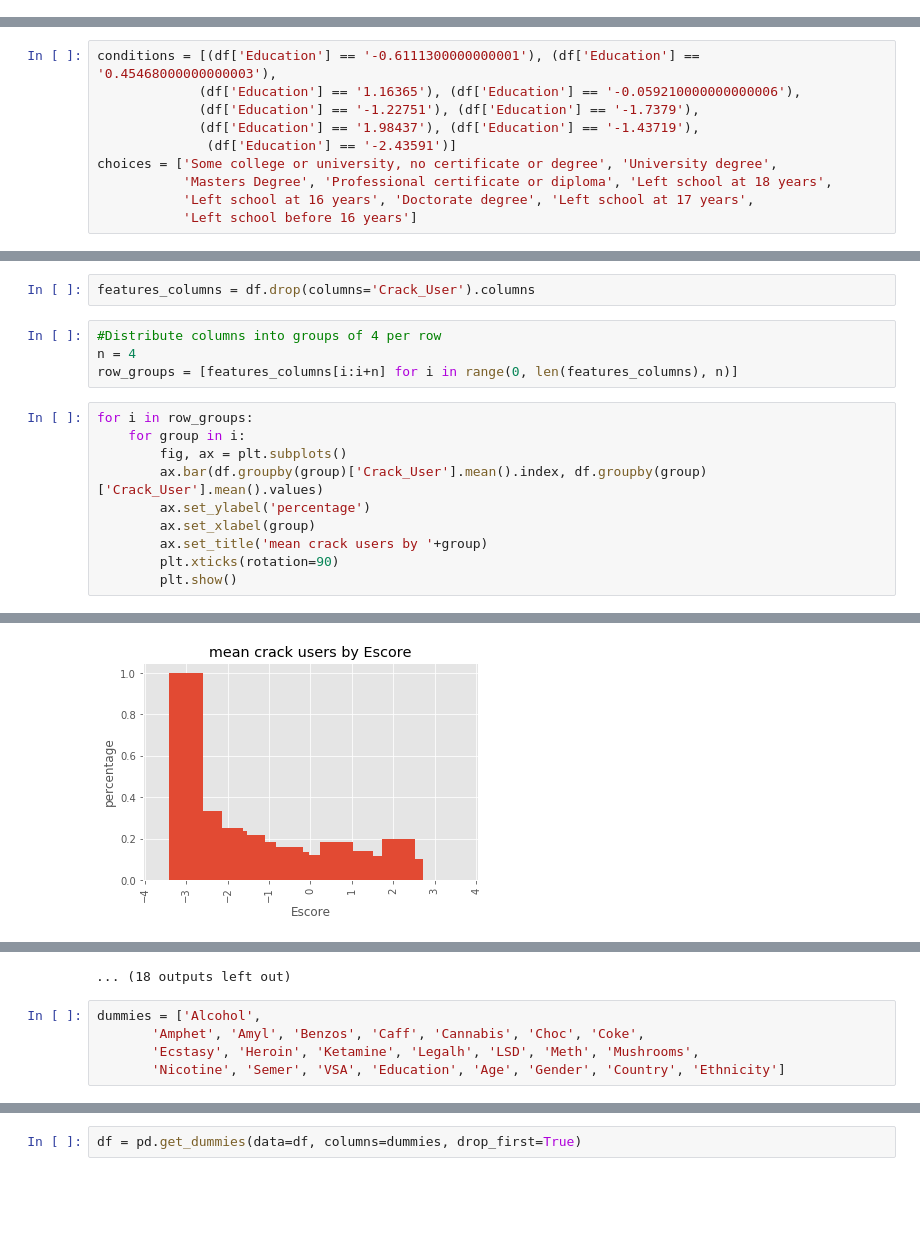
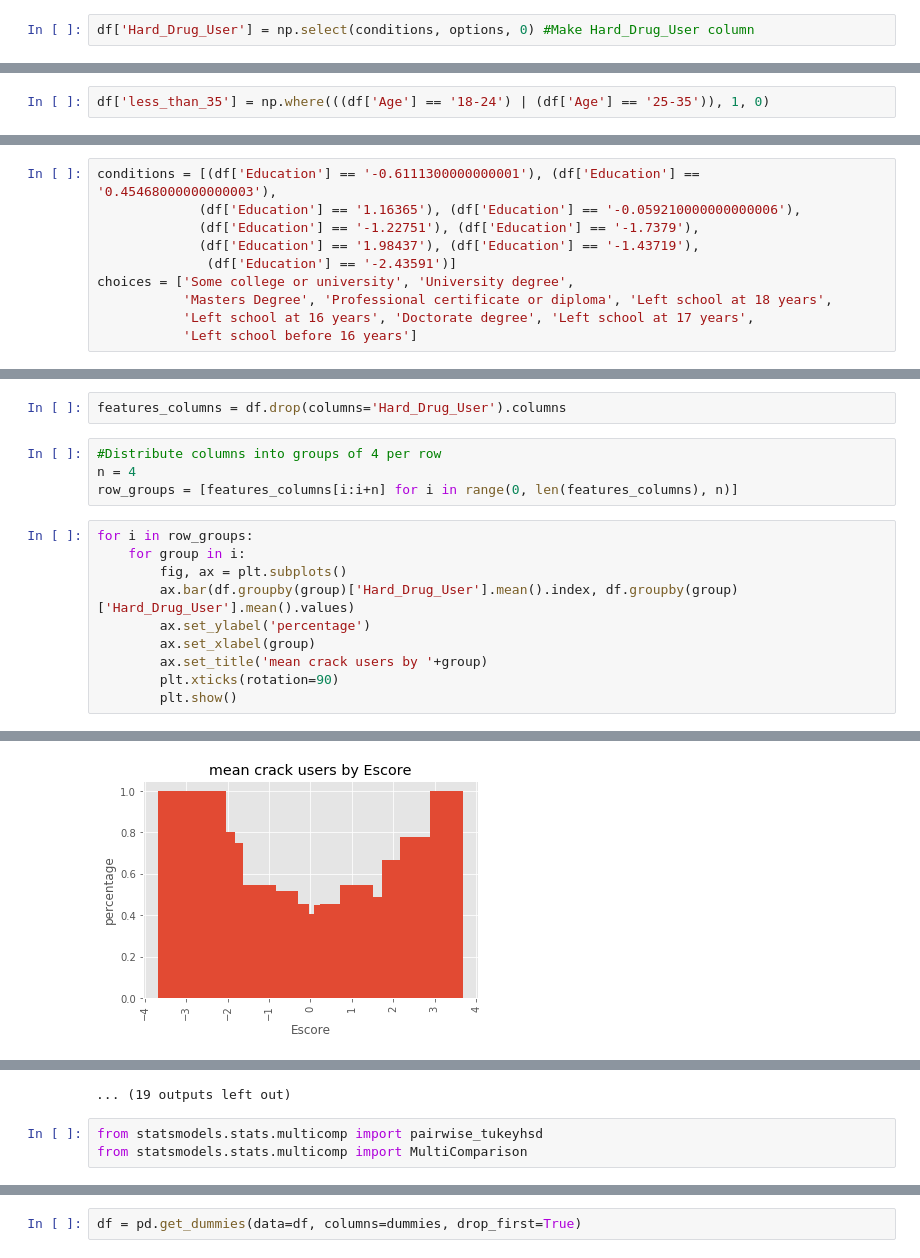
Before and after one commit to JVasquez5/Mod_3_Final_Project, a Jupyter notebook: student.ipynb, the cells around one changed output, grey strips where cells are left out. Drawn from its saved outputs; the diff is of its cells as text; blank space fills up the shorter version.

```diff
--- a/student.ipynb
+++ b/student.ipynb
@@ -181,0 +188,2 @@ df = df.drop(['Crack'], axis=1) #Dropped Crack column
+# %%
+df['Hard_Drug_User'] = np.select(conditions, options, 0) #Make Hard_Drug_User column
@@ -210,0 +254,2 @@ df.groupby('Crack_User')['Age'].hist(ax=ax);
+# %%
+df['less_than_35'] = np.where(((df['Age'] == '18-24') | (df['Age'] == '25-35')), 1, 0)
@@ -238,7 +313,7 @@ conditions = [(df['Education'] == '-0.6111300000000001'), (df['Education'] == '0
              (df['Education'] == '-1.22751'), (df['Education'] == '-1.7379'),
              (df['Education'] == '1.98437'), (df['Education'] == '-1.43719'),
               (df['Education'] == '-2.43591')]
-choices = ['Some college or university, no certificate or degree', 'University degree',
+choices = ['Some college or university', 'University degree',
            'Masters Degree', 'Professional certificate or diploma', 'Left school at 18 years',
            'Left school at 16 years', 'Doctorate degree', 'Left school at 17 years',
            'Left school before 16 years']
@@ -357,5 +494,5 @@ plt.show()
 # %%
-features_columns = df.drop(columns='Crack_User').columns
+features_columns = df.drop(columns='Hard_Drug_User').columns
 # %%
 #Distribute columns into groups of 4 per row
 n = 4
@@ -364,7 +501,7 @@ row_groups = [features_columns[i:i+n] for i in range(0, len(features_columns), n
 for i in row_groups:
     for group in i:
         fig, ax = plt.subplots()
-        ax.bar(df.groupby(group)['Crack_User'].mean().index, df.groupby(group)['Crack_User'].mean().values)
+        ax.bar(df.groupby(group)['Hard_Drug_User'].mean().index, df.groupby(group)['Hard_Drug_User'].mean().values)
         ax.set_ylabel('percentage')
         ax.set_xlabel(group)
         ax.set_title('mean crack users by '+group)
@@ -380 +517 @@ for i in row_groups:
-[figure, old version]
+[figure, new version]
@@ -386,6 +523,4 @@ for i in row_groups:
-... (18 outputs left out)
+... (19 outputs left out)
-# %%
-dummies = ['Alcohol',
-       'Amphet', 'Amyl', 'Benzos', 'Caff', 'Cannabis', 'Choc', 'Coke',
-       'Ecstasy', 'Heroin', 'Ketamine', 'Legalh', 'LSD', 'Meth', 'Mushrooms',
-       'Nicotine', 'Semer', 'VSA', 'Education', 'Age', 'Gender', 'Country', 'Ethnicity']
+# %%
+from statsmodels.stats.multicomp import pairwise_tukeyhsd
+from statsmodels.stats.multicomp import MultiComparison
```
Also changed, not shown: parts of 51 cells of this notebook, 1 other file.
